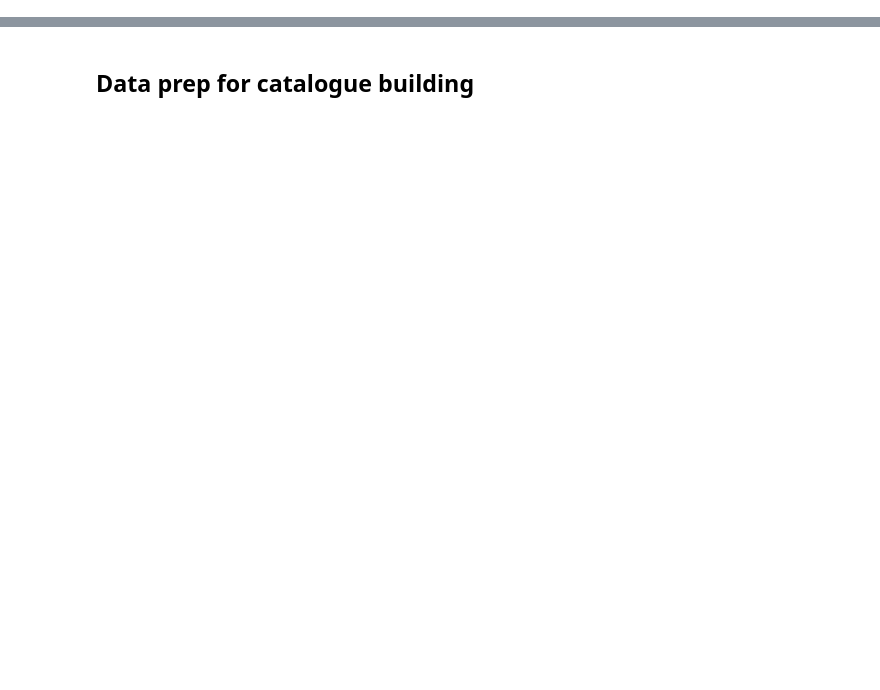
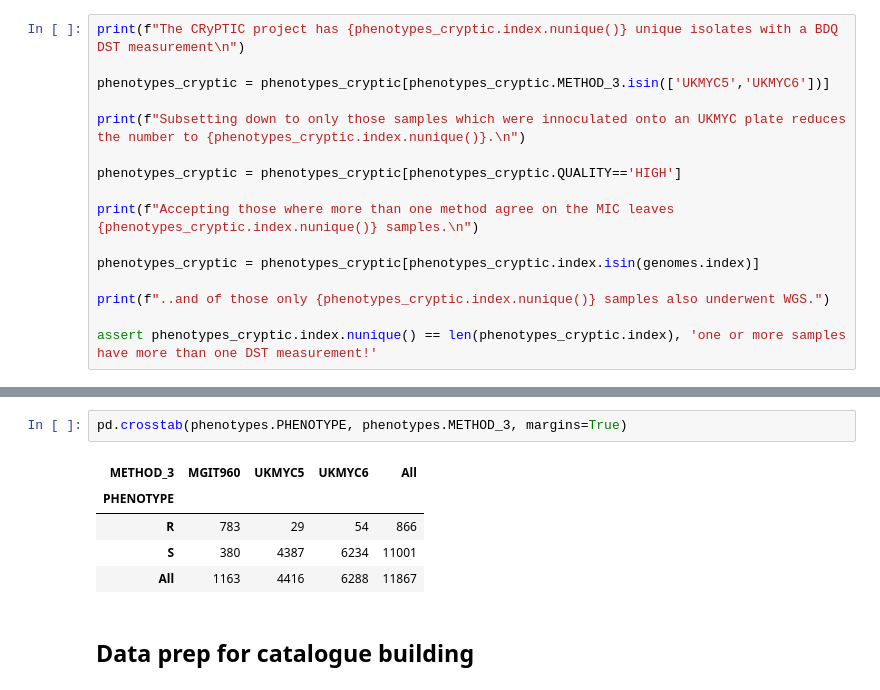
Before and after one commit to fowler-lab/tb-bdq-cat, a Jupyter notebook: manuscript.ipynb, the cells around one changed output, grey strips where cells are left out. Saved outputs shown, nothing was run; the diff lists cells and outputs as text; blank space fills up the shorter version.

```diff
--- a/manuscript.ipynb
+++ b/manuscript.ipynb
@@ -53,0 +45,16 @@ pd.merge(genomes, sha_pheno[(sha_pheno.PHENOTYPE=='R')], how='inner', on='UNIQUE
+# %%
+print(f"The CRyPTIC project has {phenotypes_cryptic.index.nunique()} unique isolates with a BDQ DST measurement\n")
+
+phenotypes_cryptic = phenotypes_cryptic[phenotypes_cryptic.METHOD_3.isin(['UKMYC5','UKMYC6'])]
+
+print(f"Subsetting down to only those samples which were innoculated onto an UKMYC plate reduces the number to {phenotypes_cryptic.index.nunique()}.\n")
+
+phenotypes_cryptic = phenotypes_cryptic[phenotypes_cryptic.QUALITY=='HIGH']
+
+print(f"Accepting those where more than one method agree on the MIC leaves {phenotypes_cryptic.index.nunique()} samples.\n")
+
+phenotypes_cryptic = phenotypes_cryptic[phenotypes_cryptic.index.isin(genomes.index)]
+
+print(f"..and of those only {phenotypes_cryptic.index.nunique()} samples also underwent WGS.")
+
+assert phenotypes_cryptic.index.nunique() == len(phenotypes_cryptic.index), 'one or more samples have more than one DST measurement!'
@@ -54,3 +124,11 @@ pd.merge(genomes, sha_pheno[(sha_pheno.PHENOTYPE=='R')], how='inner', on='UNIQUE
+# %%
+pd.crosstab(phenotypes.PHENOTYPE, phenotypes.METHOD_3, margins=True)
+# %% [output]
+| METHOD_3 | MGIT960 | UKMYC5 | UKMYC6 | All |
+| PHENOTYPE |  |  |  |  |
+| R | 783 | 29 | 54 | 866 |
+| S | 380 | 4387 | 6234 | 11001 |
+| All | 1163 | 4416 | 6288 | 11867 |
 # %% [markdown]
 ## Data prep for catalogue building
 # %%
```
Also changed, not shown: parts of 22 cells of this notebook, 2 other files.
